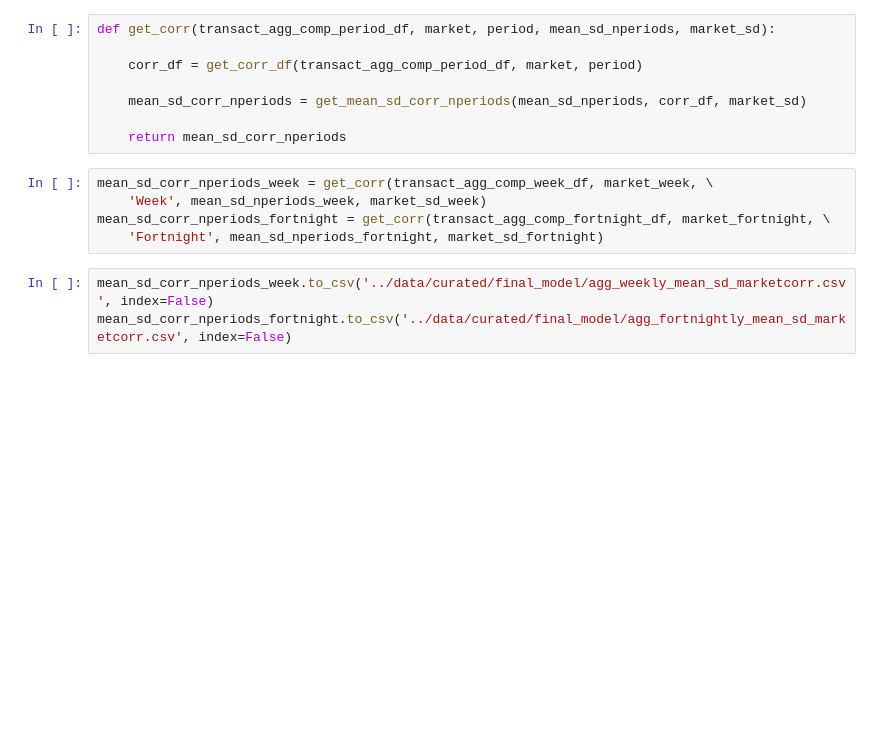
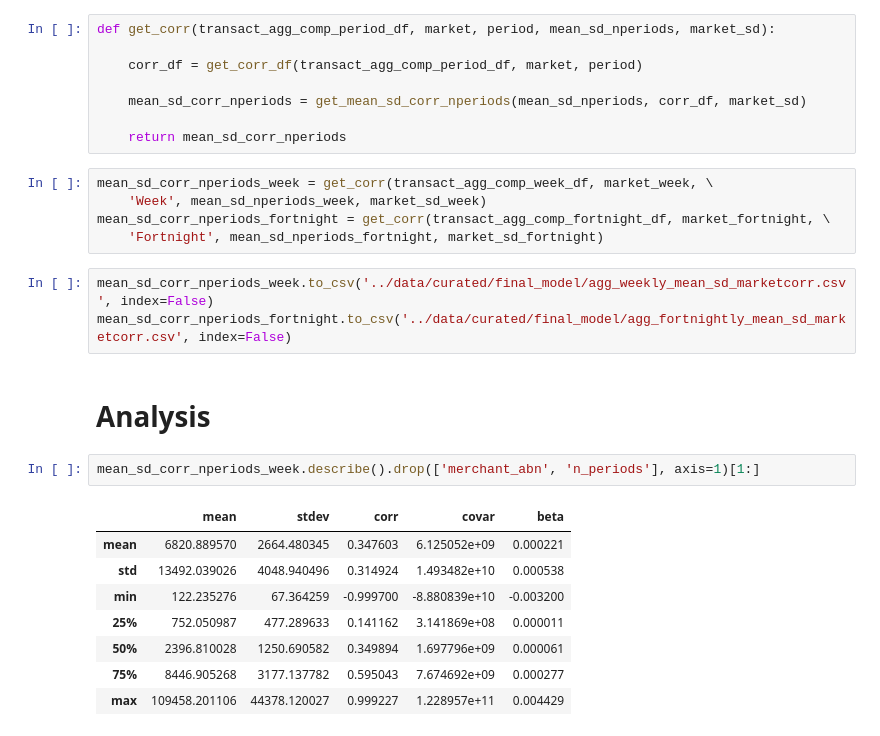
Before and after one commit to TGChenZP/MAST30034-A2_GroupWork_Py, a Jupyter notebook: notebooks/R_3_aggregate_transact_data.ipynb, the cells around one changed output. Drawn from its saved outputs; the diff is of its cells as text; blank space fills up the shorter version.

Commit message:
added analysis of week and fortnight to end of ipynb

```diff
--- a/notebooks/R_3_aggregate_transact_data.ipynb
+++ b/notebooks/R_3_aggregate_transact_data.ipynb
@@ -362,3 +362,16 @@ mean_sd_corr_nperiods_fortnight = get_corr(transact_agg_comp_fortnight_df, marke
 # %%
 mean_sd_corr_nperiods_week.to_csv('../data/curated/final_model/agg_weekly_mean_sd_marketcorr.csv', index=False)
 mean_sd_corr_nperiods_fortnight.to_csv('../data/curated/final_model/agg_fortnightly_mean_sd_marketcorr.csv', index=False)
+# %% [markdown]
+# Analysis
+# %%
+mean_sd_corr_nperiods_week.describe().drop(['merchant_abn', 'n_periods'], axis=1)[1:]
+# %% [output]
+|  | mean | stdev | corr | covar | beta |
+| mean | 6820.889570 | 2664.480345 | 0.347603 | 6.125052e+09 | 0.000221 |
+| std | 13492.039026 | 4048.940496 | 0.314924 | 1.493482e+10 | 0.000538 |
+| min | 122.235276 | 67.364259 | -0.999700 | -8.880839e+10 | -0.003200 |
+| 25% | 752.050987 | 477.289633 | 0.141162 | 3.141869e+08 | 0.000011 |
+| 50% | 2396.810028 | 1250.690582 | 0.349894 | 1.697796e+09 | 0.000061 |
+| 75% | 8446.905268 | 3177.137782 | 0.595043 | 7.674692e+09 | 0.000277 |
+| max | 109458.201106 | 44378.120027 | 0.999227 | 1.228957e+11 | 0.004429 |
```
Also changed, not shown: parts of 1 cell of this notebook.
